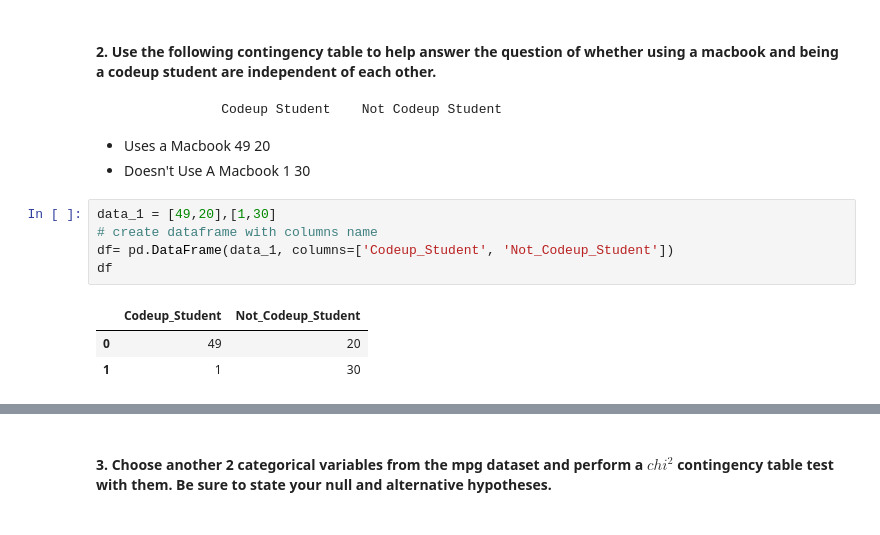
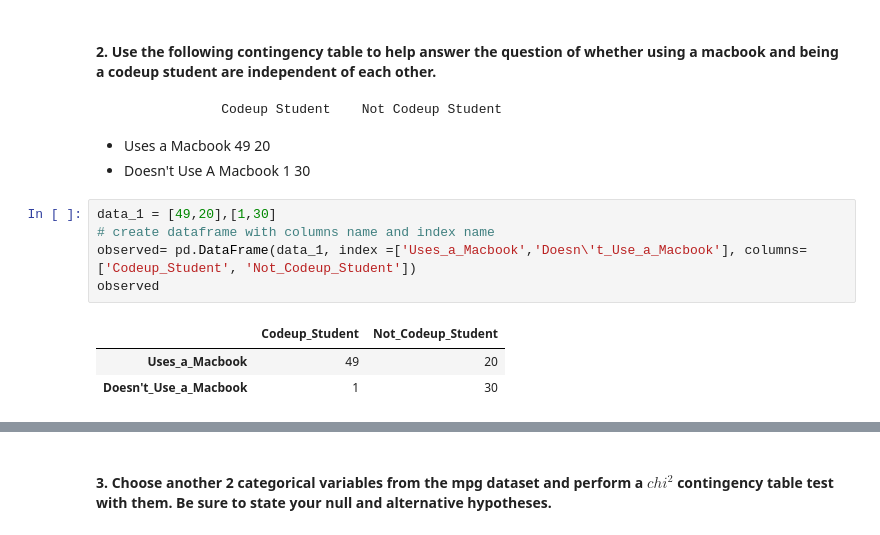
Before and after one commit to devgurung141/statistics-exercises, a Jupyter notebook: hypothesis_testing.ipynb, the cells around one changed output, grey strips where cells are left out. Drawn from its saved outputs; the diff is of its cells as text.

```diff
--- a/hypothesis_testing.ipynb
+++ b/hypothesis_testing.ipynb
@@ -1048,10 +1048,10 @@ We rejected the Null Hypothesis, there is moderate relationship between days and
 - Doesn't Use A Macbook	   1	            30
 # %%
 data_1 = [49,20],[1,30]
-# create dataframe with columns name
-df= pd.DataFrame(data_1, columns=['Codeup_Student', 'Not_Codeup_Student'])
-df
+# create dataframe with columns name and index name
+observed= pd.DataFrame(data_1, index =['Uses_a_Macbook','Doesn\'t_Use_a_Macbook'], columns=['Codeup_Student', 'Not_Codeup_Student'])
+observed
 # %% [output]
 |  | Codeup_Student | Not_Codeup_Student |
-| 0 | 49 | 20 |
-| 1 | 1 | 30 |
+| Uses_a_Macbook | 49 | 20 |
+| Doesn't_Use_a_Macbook | 1 | 30 |
```
Also changed, not shown: parts of 5 cells of this notebook.
